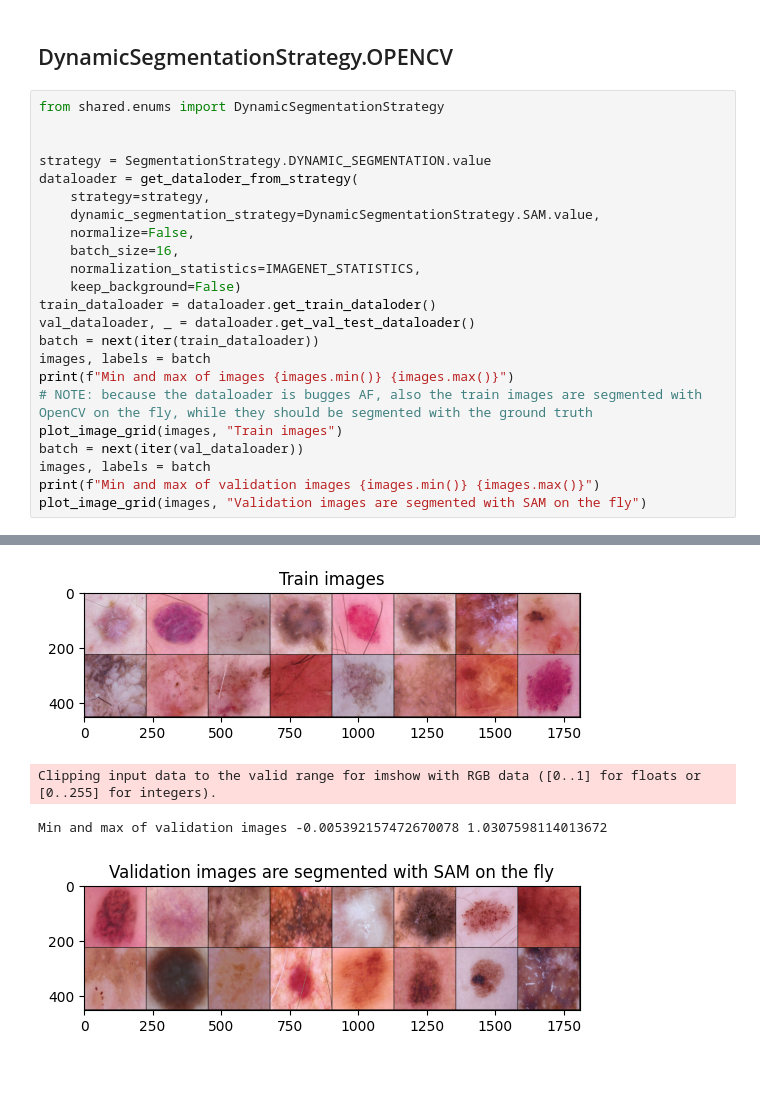
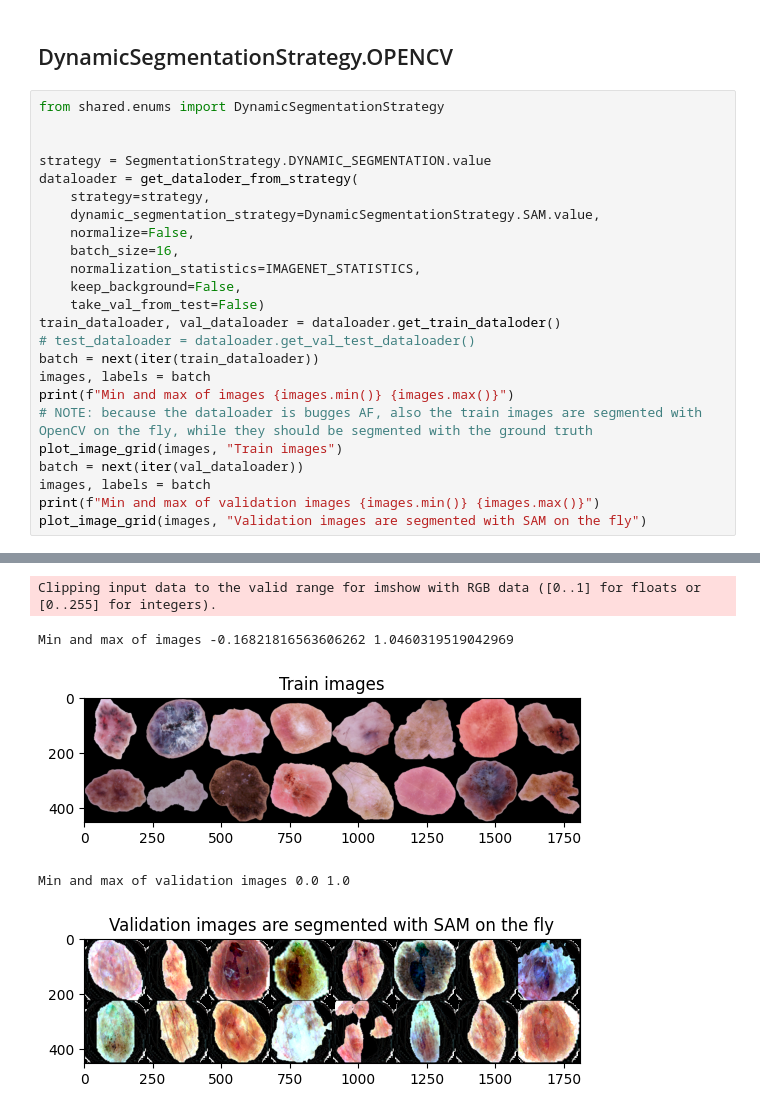
Before and after one commit to CorsiDanilo/skin-lesion-classification, a Jupyter notebook: Dataloader_brainstorm.ipynb, the cells around one changed output, grey strips where cells are left out. Drawn from its saved outputs; the diff is of its cells as text; blank space fills up the shorter version.

Commit message:
Switch to change validation from test or from train

```diff
--- a/Dataloader_brainstorm.ipynb
+++ b/Dataloader_brainstorm.ipynb
@@ -98,9 +98,10 @@ dataloader = get_dataloder_from_strategy(
     normalize=False,
     batch_size=16,
     normalization_statistics=IMAGENET_STATISTICS,
-    keep_background=False)
-train_dataloader = dataloader.get_train_dataloder()
-val_dataloader, _ = dataloader.get_val_test_dataloader()
+    keep_background=False,
+    take_val_from_test=False)
+train_dataloader, val_dataloader = dataloader.get_train_dataloder()
+# test_dataloader = dataloader.get_val_test_dataloader()
 batch = next(iter(train_dataloader))
 images, labels = batch
 print(f"Min and max of images {images.min()} {images.max()}")
@@ -133,4 +131,5 @@ Min and max of images 0.03529411926865578 1.0
-[figure, old version]
 Clipping input data to the valid range for imshow with RGB data ([0..1] for floats or [0..255] for integers).
-Min and max of validation images -0.005392157472670078 1.0307598114013672
+Min and max of images -0.16821816563606262 1.0460319519042969
+[figure, new version]
+Min and max of validation images 0.0 1.0
-[figure, old version]
+[figure, new version]
```
Also changed, not shown: parts of 2 cells of this notebook, 5 other files.
